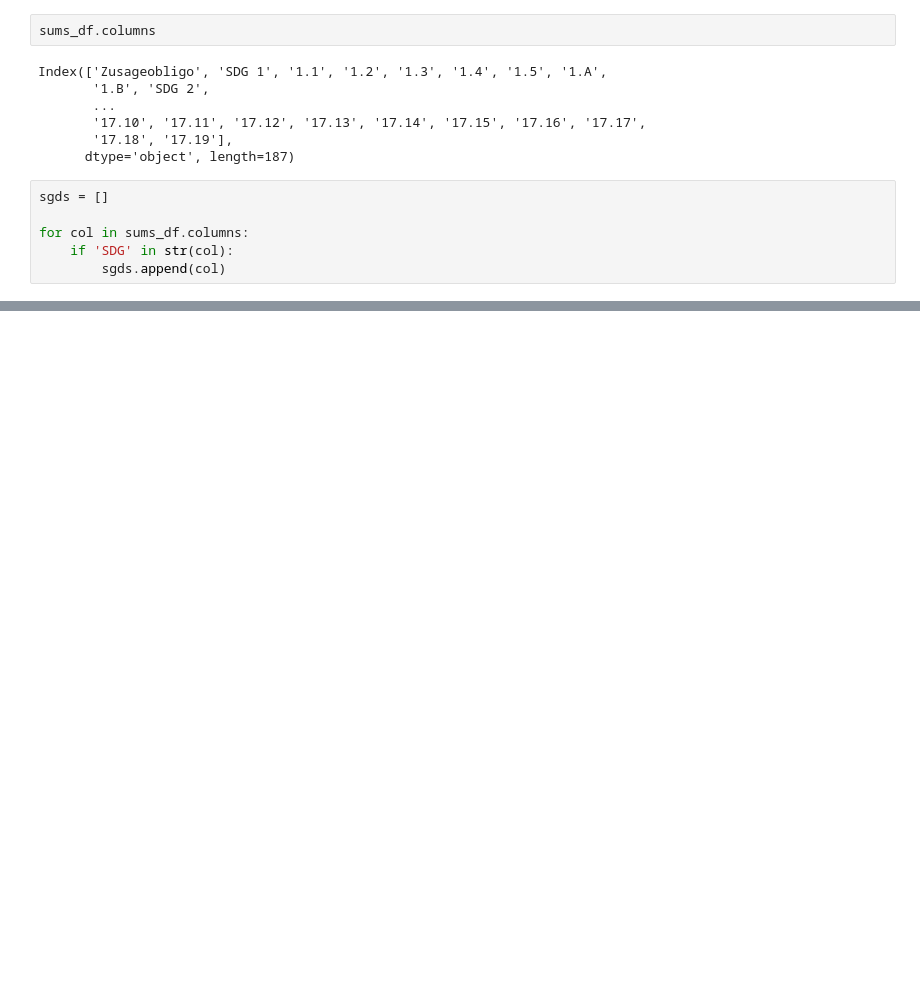
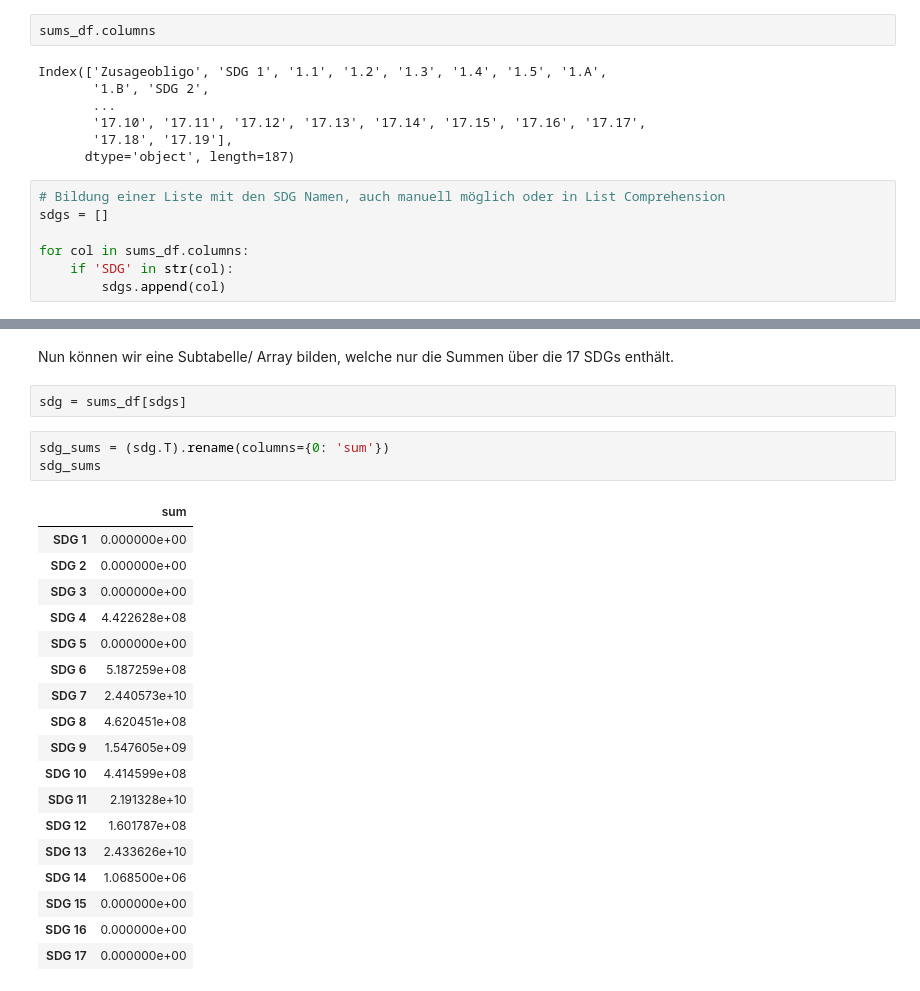
Before and after one commit to adessoAG/kfw-prototyp, a Jupyter notebook: Notebooks/Kreisradar Visualisierung.ipynb, the cells around one changed output, grey strips where cells are left out. Saved outputs shown, nothing was run; the diff lists cells and outputs as text; blank space fills up the shorter version.

```diff
--- a/Notebooks/notebook_maria.ipynb
+++ b/Notebooks/Kreisradar Visualisierung.ipynb
@@ -72,8 +75,9 @@ Index(['Zusageobligo', 'SDG 1', '1.1', '1.2', '1.3', '1.4', '1.5', '1.A',
        '17.18', '17.19'],
       dtype='object', length=187)
 # %%
-sgds = []
+# Bildung einer Liste mit den SDG Namen, auch manuell möglich oder in List Comprehension
+sdgs = []
 
 for col in sums_df.columns:
     if 'SDG' in str(col):
-        sgds.append(col)
+        sdgs.append(col)
@@ -126,0 +104,26 @@ ratios
+# %% [markdown]
+Nun können wir eine Subtabelle/ Array bilden, welche nur die Summen über die 17 SDGs enthält.
+# %%
+sdg = sums_df[sdgs]
+# %%
+sdg_sums = (sdg.T).rename(columns={0: 'sum'})
+sdg_sums
+# %% [output]
+|  | sum |
+| SDG 1 | 0.000000e+00 |
+| SDG 2 | 0.000000e+00 |
+| SDG 3 | 0.000000e+00 |
+| SDG 4 | 4.422628e+08 |
+| SDG 5 | 0.000000e+00 |
+| SDG 6 | 5.187259e+08 |
+| SDG 7 | 2.440573e+10 |
+| SDG 8 | 4.620451e+08 |
+| SDG 9 | 1.547605e+09 |
+| SDG 10 | 4.414599e+08 |
+| SDG 11 | 2.191328e+10 |
+| SDG 12 | 1.601787e+08 |
+| SDG 13 | 2.433626e+10 |
+| SDG 14 | 1.068500e+06 |
+| SDG 15 | 0.000000e+00 |
+| SDG 16 | 0.000000e+00 |
+| SDG 17 | 0.000000e+00 |
```
Also changed, not shown: parts of 21 cells of this notebook.
